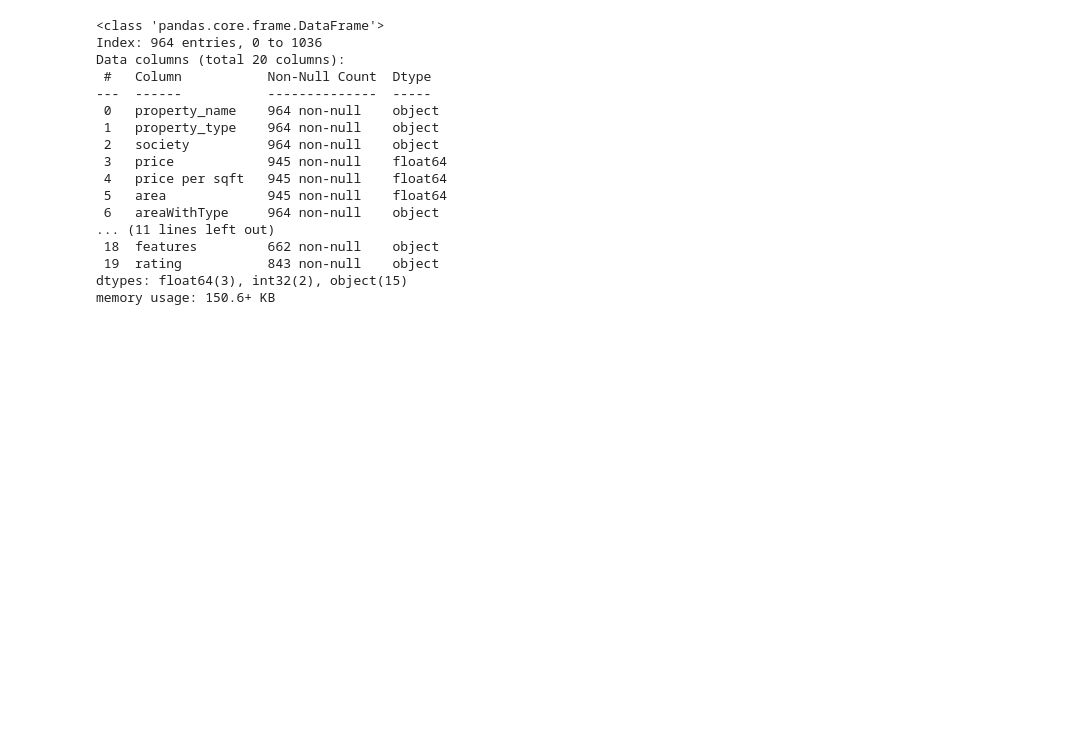
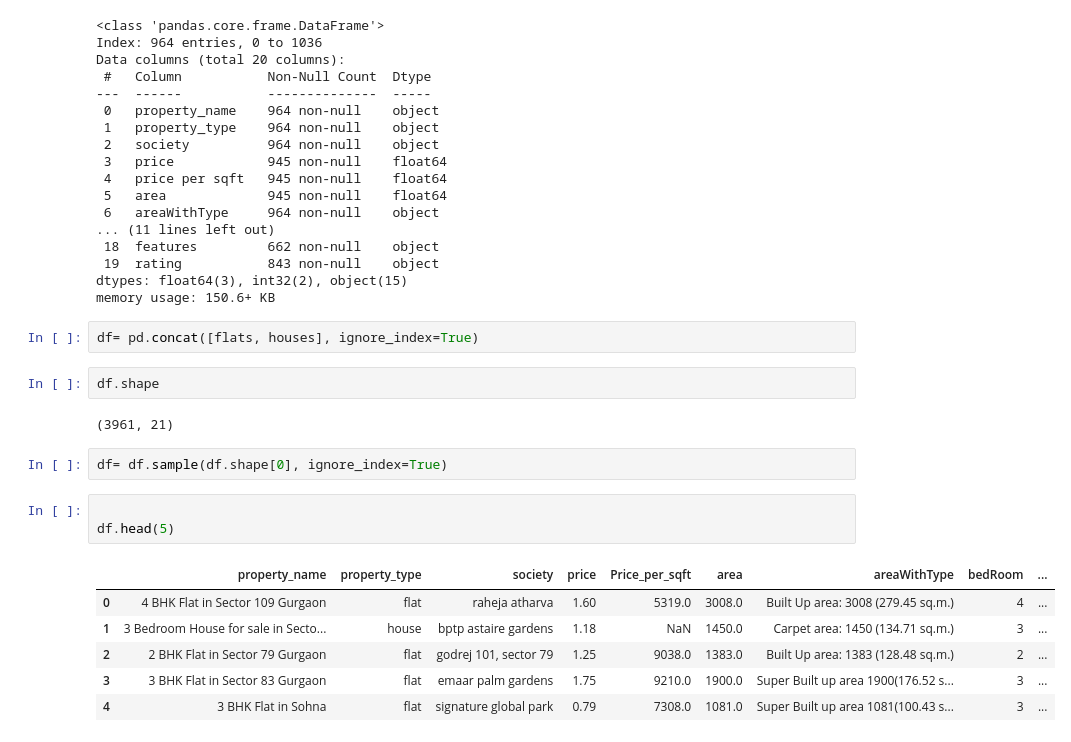
Before and after one commit to SyedAmeerHamza1/My_Estate_Project, a Jupyter notebook: notebooks/Data_cleaning_Flats_Houses.ipynb, the cells around one changed output. Cells and saved outputs as stored; diff of their text form; blank space fills up the shorter version.

Commit message:
Merge Flats and houses data

```diff
--- a/notebooks/Data_cleaning_Flats_Houses.ipynb
+++ b/notebooks/Data_cleaning_Flats_Houses.ipynb
@@ -1270,3 +1270,21 @@ Data columns (total 20 columns):
  19  rating           843 non-null    object
 dtypes: float64(3), int32(2), object(15)
 memory usage: 150.6+ KB
+# %%
+df= pd.concat([flats, houses], ignore_index=True)
+# %%
+df.shape
+# %% [output]
+(3961, 21)
+# %%
+df= df.sample(df.shape[0], ignore_index=True)
+# %%
+
+df.head(5)
+# %% [output]
+|  | property_name | property_type | society | price | Price_per_sqft | area | areaWithType | bedRoom | ... |
+| 0 | 4 BHK Flat in Sector 109 Gurgaon | flat | raheja atharva | 1.60 | 5319.0 | 3008.0 | Built Up area: 3008 (279.45 sq.m.) | 4 | ... |
+| 1 | 3 Bedroom House for sale in Secto... | house | bptp astaire gardens | 1.18 | NaN | 1450.0 | Carpet area: 1450 (134.71 sq.m.) | 3 | ... |
+| 2 | 2 BHK Flat in Sector 79 Gurgaon | flat | godrej 101, sector 79 | 1.25 | 9038.0 | 1383.0 | Built Up area: 1383 (128.48 sq.m.) | 2 | ... |
+| 3 | 3 BHK Flat in Sector 83 Gurgaon | flat | emaar palm gardens | 1.75 | 9210.0 | 1900.0 | Super Built up area 1900(176.52 s... | 3 | ... |
+| 4 | 3 BHK Flat in Sohna | flat | signature global park | 0.79 | 7308.0 | 1081.0 | Super Built up area 1081(100.43 s... | 3 | ... |
```
